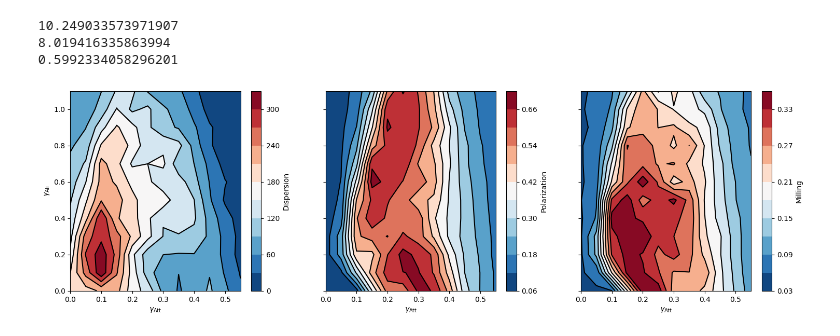
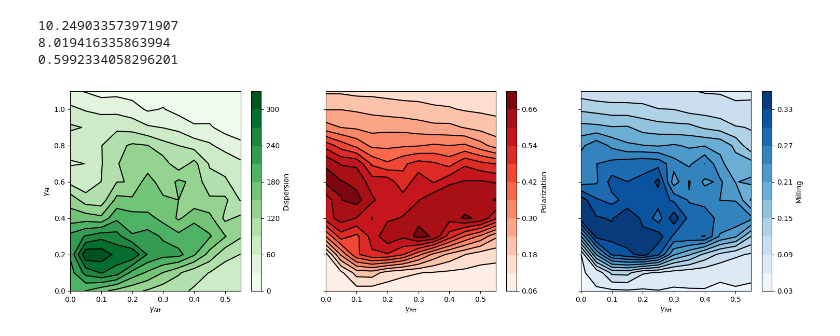
Before and after one commit to anzehocevar/SkupinskoVedenje_skupinaD, a Jupyter notebook: notebooks/fish_model_original.ipynb, the cells around one changed output. Cells and saved outputs as stored; diff of their text form; code cells hidden in the pictures.

Commit message:
Fix data axes being transposed in dispersion/polarization/milling plot

```diff
--- a/notebooks/fish_model_original.ipynb
+++ b/notebooks/fish_model_original.ipynb
@@ -126,26 +126,28 @@ statistics = run_gamma_comparison_original(
 # %%
 fig, (ax1, ax2, ax3) = plt.subplots(1, 3, sharey=True, figsize=(18, 5))
 
 ax1.set_ylabel(r"$\gamma_\text{Ali}$")
 
-ax1.contour(att_vals, ali_vals, statistics[:, :, 0], levels=10, colors="k")
-cntr1 = ax1.contourf(att_vals, ali_vals, statistics[:, :, 0], levels=10, cmap="RdBu_r")
+ax1.contour(att_vals, ali_vals, statistics[:, :, 0].T, levels=10, colors="k")
+cntr1 = ax1.contourf(
+    att_vals, ali_vals, statistics[:, :, 0].T, levels=10, cmap="Greens"
+)
 ax1.set_xlabel(r"$\gamma_\text{Att}$")
 cbar1 = fig.colorbar(cntr1, ax=ax1)
 cbar1.set_label("Dispersion")
 
-ax2.contour(att_vals, ali_vals, statistics[:, :, 1], levels=10, colors="k")
-cntr2 = ax2.contourf(att_vals, ali_vals, statistics[:, :, 1], levels=10, cmap="RdBu_r")
+ax2.contour(att_vals, ali_vals, statistics[:, :, 1].T, levels=10, colors="k")
+cntr2 = ax2.contourf(att_vals, ali_vals, statistics[:, :, 1].T, levels=10, cmap="Reds")
 ax2.set_xlabel(r"$\gamma_\text{Att}$")
 cbar2 = fig.colorbar(cntr2, ax=ax2)
 cbar2.set_label("Polarization")
 
-ax3.contour(att_vals, ali_vals, statistics[:, :, 2], levels=10, colors="k")
-cntr3 = ax3.contourf(att_vals, ali_vals, statistics[:, :, 2], levels=10, cmap="RdBu_r")
+ax3.contour(att_vals, ali_vals, statistics[:, :, 2].T, levels=10, colors="k")
+cntr3 = ax3.contourf(att_vals, ali_vals, statistics[:, :, 2].T, levels=10, cmap="Blues")
 ax3.set_xlabel(r"$\gamma_\text{Att}$")
 cbar3 = fig.colorbar(cntr3, ax=ax3)
 cbar3.set_label("Milling")
 
 savefig(fig, "fig/wip_statistics.pdf")
 # %% [output]
-[figure, old version]
+[figure, new version]
```
Also changed, not shown: 1 other file.
